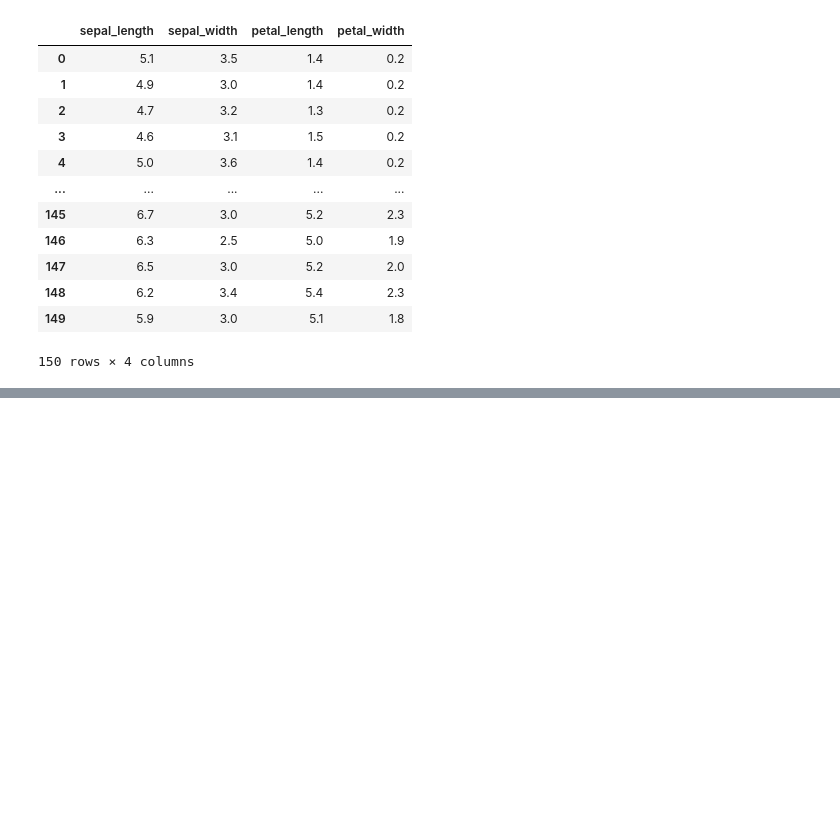
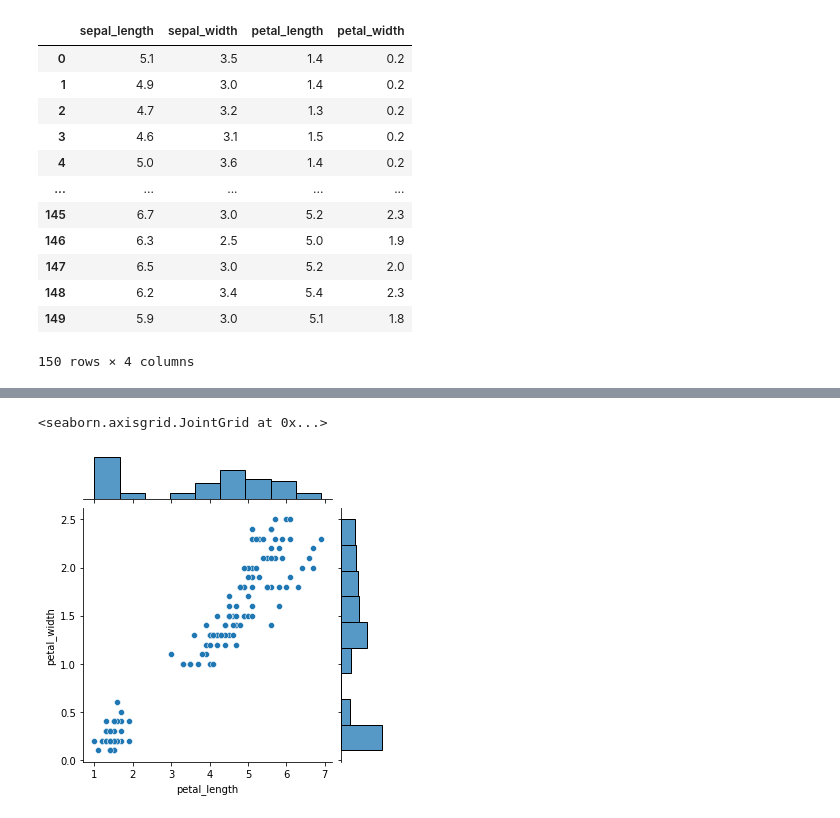
Before and after one commit to AlimamHu/Iris-Flowers-Classification-ML-Project, a Jupyter notebook: iris_flowes_classification_.ipynb, the cells around one changed output, grey strips where cells are left out. Cells and saved outputs as stored; diff of their text form; code cells hidden in the pictures; blank space fills up the shorter version.

```diff
--- a/iris_flowes_classification_.ipynb
+++ b/iris_flowes_classification_.ipynb
@@ -89,0 +114,5 @@ x_iris
+# %%
+sns.jointplot(x='petal_length',y='petal_width',data=x_iris ,size=5)
+# %% [output]
+<seaborn.axisgrid.JointGrid at 0x...>
+[figure, added]
```
Also changed, not shown: parts of 55 cells of this notebook.
